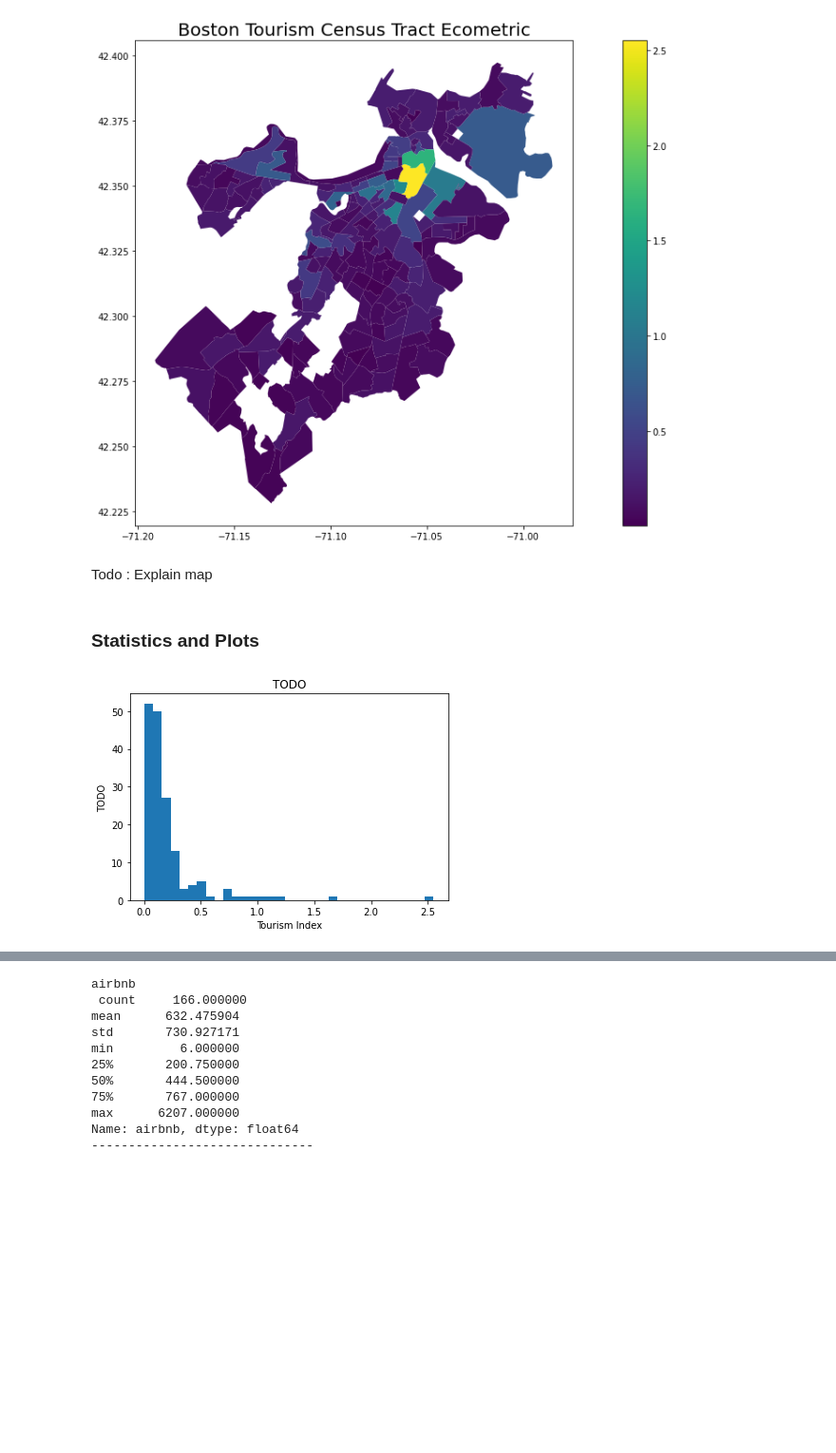
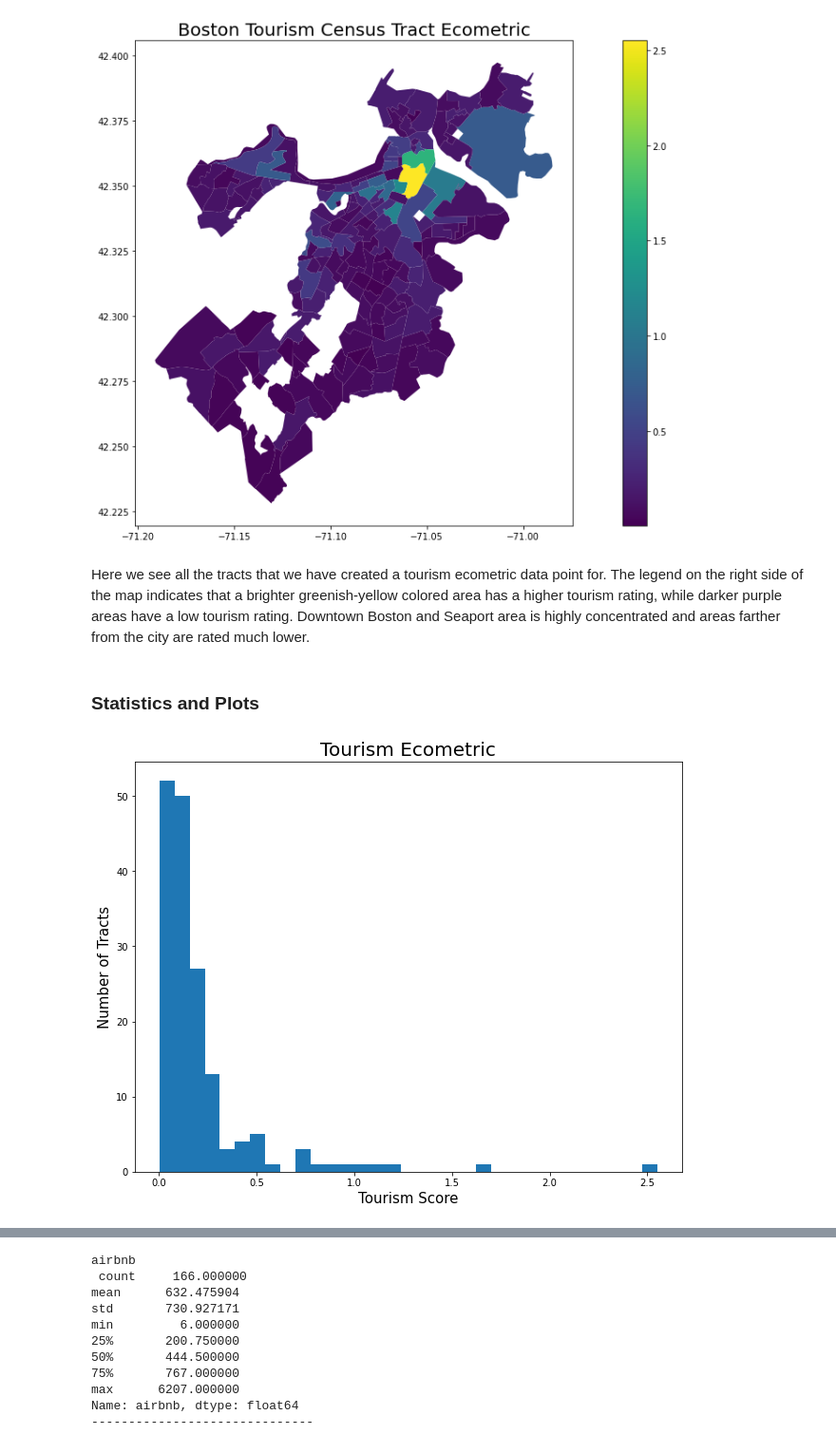
Before and after one commit to pickdani/miniproject-2, a Jupyter notebook: Mini-Project2-Group7.ipynb, the cells around one changed output, grey strips where cells are left out. Shown: that part at 95% size. Saved outputs shown, nothing was run; the diff lists cells and outputs as text; code cells hidden in the pictures; blank space fills up the shorter version.

```diff
--- a/Mini-Project2-Group7.ipynb
+++ b/Mini-Project2-Group7.ipynb
@@ -297,18 +316,23 @@ plt.title('Boston Tourism Census Tract Ecometric', fontsize = 20)
 plt.show()
 # %% [output]
 [figure]
-# %% [markdown]
-Todo : Explain map
+# %% [markdown]
+Here we see all the tracts that we have created a tourism ecometric data point for. The legend on the right side of the map indicates that a brighter greenish-yellow colored area has a higher tourism rating, while darker purple areas have a low tourism rating. Downtown Boston and Seaport area is highly concentrated and areas farther from the city are rated much lower.
 # %% [markdown]
 ### Statistics and Plots
 # %%
 bins = int(ecometric_df.shape[0]/5)
 ecometric_df_unindexed = ecometric_df.reset_index()
+
+# makes the hist larger
+fig = plt.figure(figsize=(8,6))
+his = fig.add_axes([0,0,1,1])
+
 plt.hist(ecometric_df_unindexed['ecometric'], bins=bins)
-plt.xlabel("Tourism Index")
-plt.ylabel("TODO")
-plt.title("TODO")
+plt.xlabel("Tourism Score", fontsize = 15)
+plt.ylabel("Number of Tracts", fontsize = 15)
+plt.title("Tourism Ecometric", fontsize = 20)
 plt.show()
 # %% [output]
-[figure, old version]
+[figure, new version]
 # %% [markdown]
```
Also changed, not shown: parts of 22 cells of this notebook.
